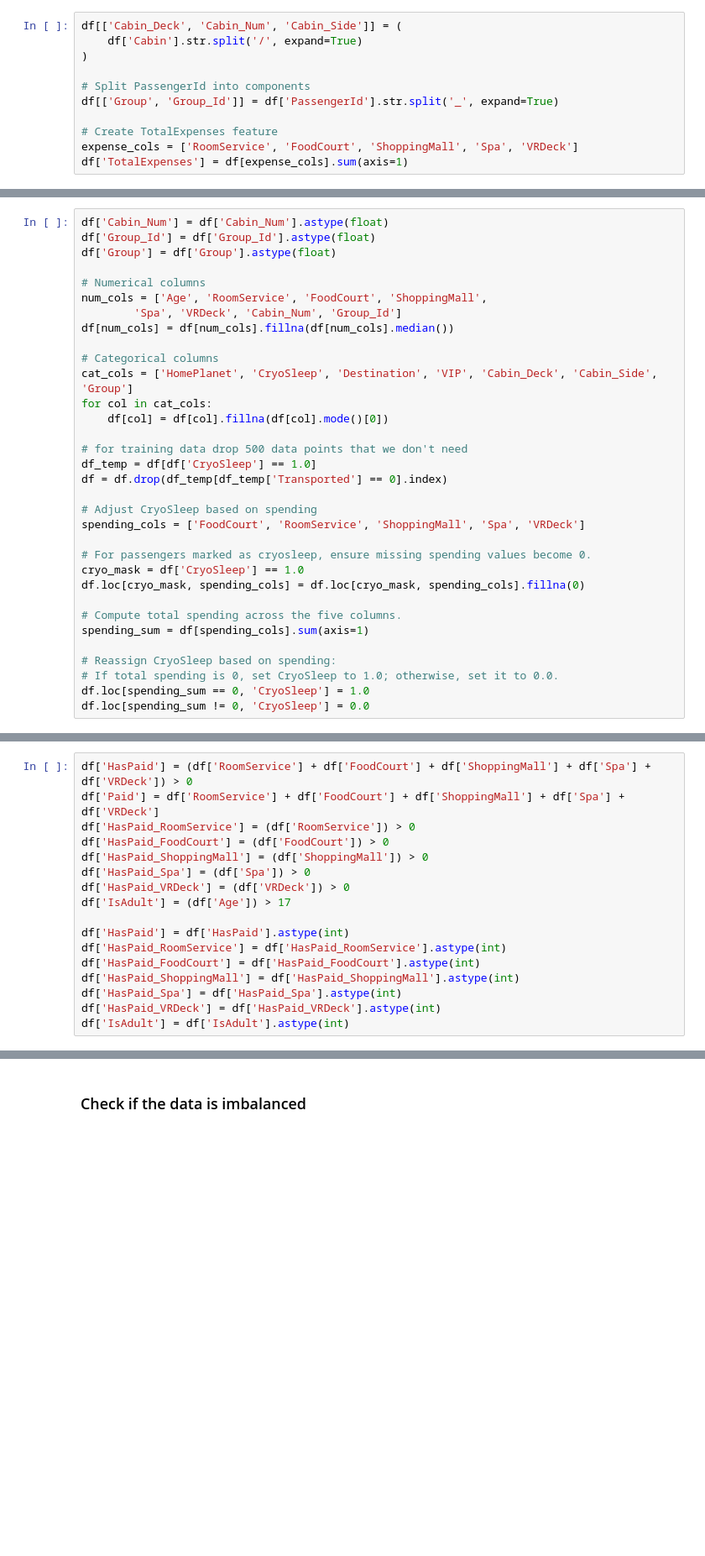
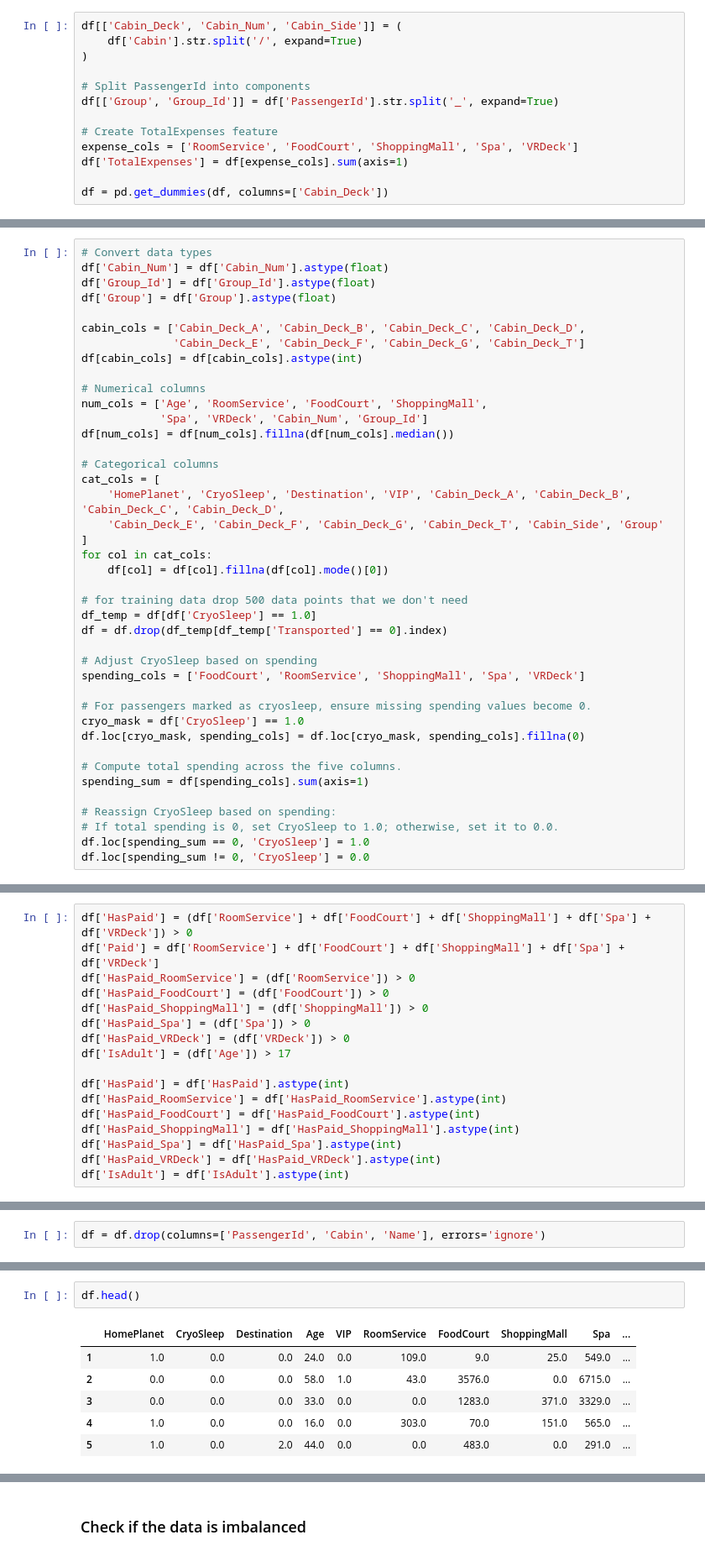
Before and after one commit to Zark-ML/Spaceship-Titanic, a Jupyter notebook: main.ipynb, the cells around one changed output, grey strips where cells are left out. Shown at 84% size. Saved outputs shown, nothing was run; the diff lists cells and outputs as text; blank space fills up the shorter version.

```diff
--- a/main.ipynb
+++ b/main.ipynb
@@ -245,3 +139,5 @@ df[['Group', 'Group_Id']] = df['PassengerId'].str.split('_', expand=True)
 # Create TotalExpenses feature
 expense_cols = ['RoomService', 'FoodCourt', 'ShoppingMall', 'Spa', 'VRDeck']
 df['TotalExpenses'] = df[expense_cols].sum(axis=1)
+
+df = pd.get_dummies(df, columns=['Cabin_Deck'])
@@ -266,15 +153,23 @@ For example, when doing 'df[col].method(value, inplace=True)', try using 'df.met
 # %%
+# Convert data types
 df['Cabin_Num'] = df['Cabin_Num'].astype(float)
 df['Group_Id'] = df['Group_Id'].astype(float)
 df['Group'] = df['Group'].astype(float)
 
+cabin_cols = ['Cabin_Deck_A', 'Cabin_Deck_B', 'Cabin_Deck_C', 'Cabin_Deck_D',
+              'Cabin_Deck_E', 'Cabin_Deck_F', 'Cabin_Deck_G', 'Cabin_Deck_T']
+df[cabin_cols] = df[cabin_cols].astype(int)
+
 # Numerical columns
 num_cols = ['Age', 'RoomService', 'FoodCourt', 'ShoppingMall',
-        'Spa', 'VRDeck', 'Cabin_Num', 'Group_Id']
+            'Spa', 'VRDeck', 'Cabin_Num', 'Group_Id']
 df[num_cols] = df[num_cols].fillna(df[num_cols].median())
 
 # Categorical columns
-cat_cols = ['HomePlanet', 'CryoSleep', 'Destination', 'VIP', 'Cabin_Deck', 'Cabin_Side', 'Group']
+cat_cols = [
+    'HomePlanet', 'CryoSleep', 'Destination', 'VIP', 'Cabin_Deck_A', 'Cabin_Deck_B', 'Cabin_Deck_C', 'Cabin_Deck_D',
+    'Cabin_Deck_E', 'Cabin_Deck_F', 'Cabin_Deck_G', 'Cabin_Deck_T', 'Cabin_Side', 'Group'
+]
 for col in cat_cols:
     df[col] = df[col].fillna(df[col].mode()[0])
 
@@ -330,0 +211,2 @@ df['IsAdult'] = df['IsAdult'].astype(int)
+# %%
+df = df.drop(columns=['PassengerId', 'Cabin', 'Name'], errors='ignore')
@@ -330,0 +294,9 @@ df['IsAdult'] = df['IsAdult'].astype(int)
+# %%
+df.head()
+# %% [output]
+|  | HomePlanet | CryoSleep | Destination | Age | VIP | RoomService | FoodCourt | ShoppingMall | Spa | ... |
+| 1 | 1.0 | 0.0 | 0.0 | 24.0 | 0.0 | 109.0 | 9.0 | 25.0 | 549.0 | ... |
+| 2 | 0.0 | 0.0 | 0.0 | 58.0 | 1.0 | 43.0 | 3576.0 | 0.0 | 6715.0 | ... |
+| 3 | 0.0 | 0.0 | 0.0 | 33.0 | 0.0 | 0.0 | 1283.0 | 371.0 | 3329.0 | ... |
+| 4 | 1.0 | 0.0 | 0.0 | 16.0 | 0.0 | 303.0 | 70.0 | 151.0 | 565.0 | ... |
+| 5 | 1.0 | 0.0 | 2.0 | 44.0 | 0.0 | 0.0 | 483.0 | 0.0 | 291.0 | ... |
```
Also changed, not shown: parts of 22 cells of this notebook, 1 other file.
